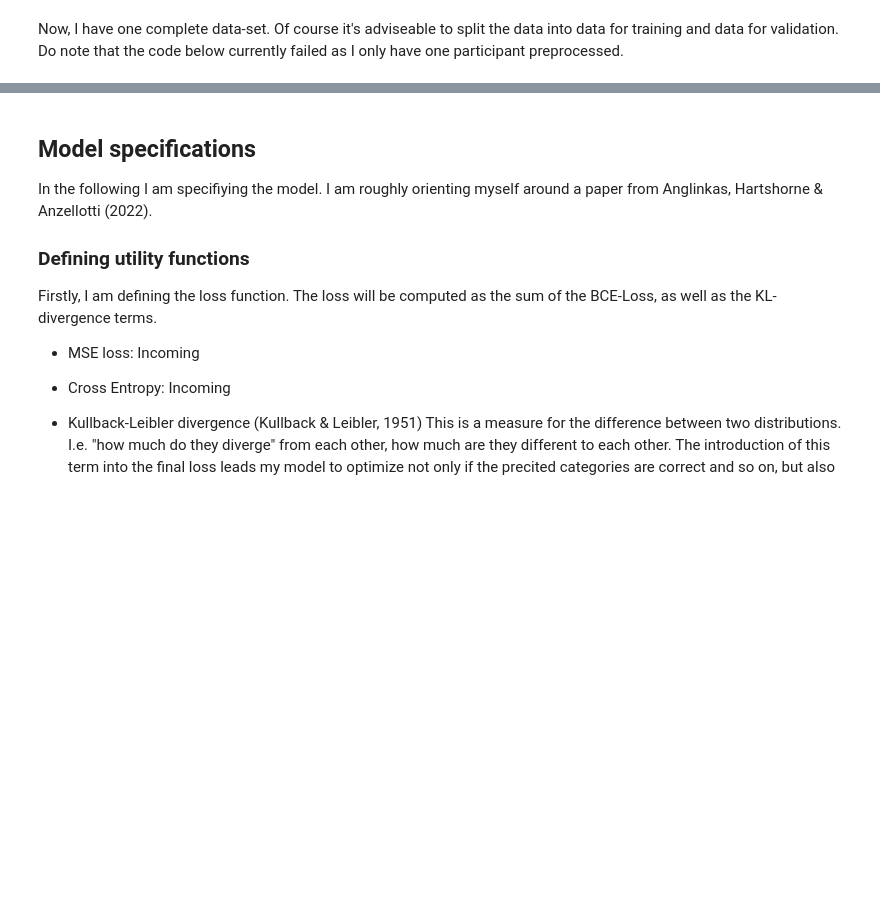
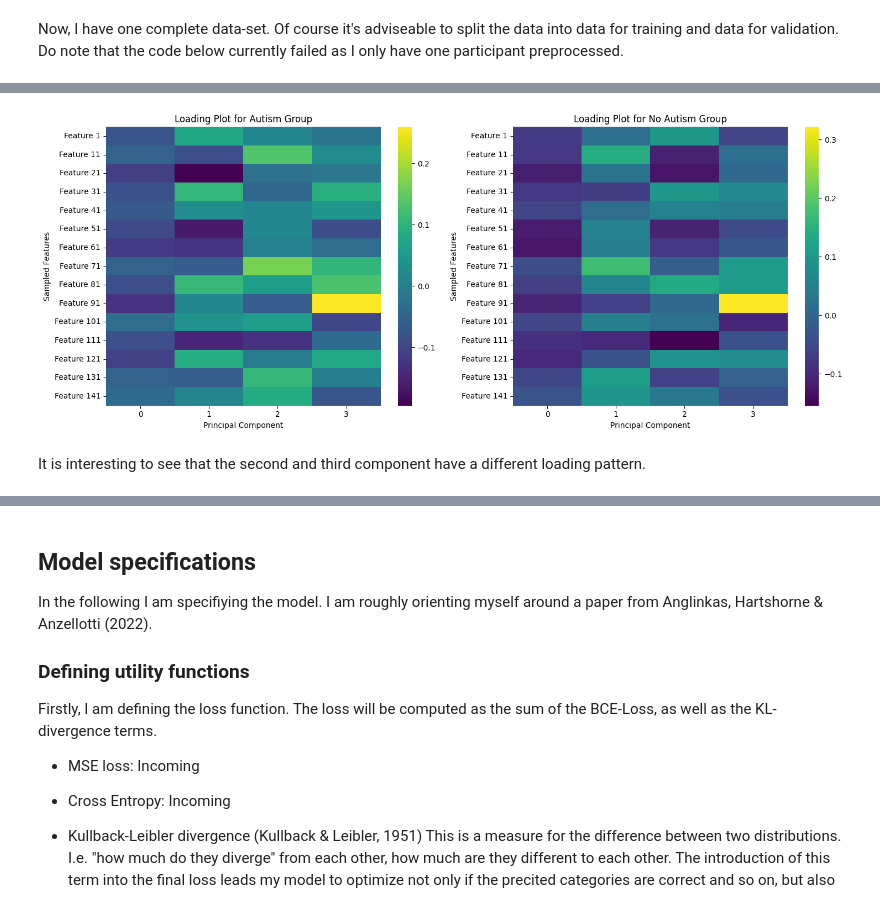
Before and after one commit to tchaase/cVAE_autism, a Jupyter notebook: code/cVAE_autism.ipynb, the cells around one changed output, grey strips where cells are left out. Drawn from its saved outputs; the diff is of its cells as text; code cells hidden in the pictures; blank space fills up the shorter version.

```diff
--- a/code/cVAE_autism.ipynb
+++ b/code/cVAE_autism.ipynb
@@ -636,0 +947,50 @@ ValueError: ignored
+# %%
+import numpy as np
+from sklearn.decomposition import PCA
+import matplotlib.pyplot as plt
+import seaborn as sns
+
+# Extract "data" arrays from dictionaries
+autism_data_arrays = [entry["data"] for entry in data_info_dict_autism.values()]
+no_autism_data_arrays = [entry["data"] for entry in data_info_dict_no_autism.values()]
+
+# Convert arrays into matrices
+autism_data_matrix = np.vstack(autism_data_arrays)
+no_autism_data_matrix = np.vstack(no_autism_data_arrays)
+
+# Specify the desired number of features
+num_desired_features = 4  # You can adjust this number
+
+# Create PCA instances for both groups
+pca_autism = PCA(n_components=num_desired_features)
+pca_no_autism = PCA(n_components=num_desired_features)
+
+# Fit and transform "data" arrays for both groups
+pca_autism_result = pca_autism.fit_transform(autism_data_matrix)
+pca_no_autism_result = pca_no_autism.fit_transform(no_autism_data_matrix)
+
+# Sample a subset of features for plotting (e.g., every 10th feature)
+sampled_features_indices = np.arange(0, autism_data_matrix.shape[1], step=10)
+
+# Create subplots
+fig, axs = plt.subplots(1, 2, figsize=(15, 6))
+
+# Loading plot for autism group
+sns.heatmap(pca_autism.components_.T[sampled_features_indices], cmap='viridis', yticklabels=['Feature {}'.format(i+1) for i in sampled_features_indices], ax=axs[0])
+axs[0].set_xlabel('Principal Component')
+axs[0].set_ylabel('Sampled Features')
+axs[0].set_title('Loading Plot for Autism Group')
+
+# Loading plot for no autism group
+sns.heatmap(pca_no_autism.components_.T[sampled_features_indices], cmap='viridis', yticklabels=['Feature {}'.format(i+1) for i in sampled_features_indices], ax=axs[1])
+axs[1].set_xlabel('Principal Component')
+axs[1].set_ylabel('Sampled Features')
+axs[1].set_title('Loading Plot for No Autism Group')
+
+# Adjust layout
+plt.tight_layout()
+plt.show()
+# %% [output]
+[figure, added]
+# %% [markdown]
+It is interesting to see that the second and third component have a different loading pattern.
```
Also changed, not shown: parts of 34 cells of this notebook.
